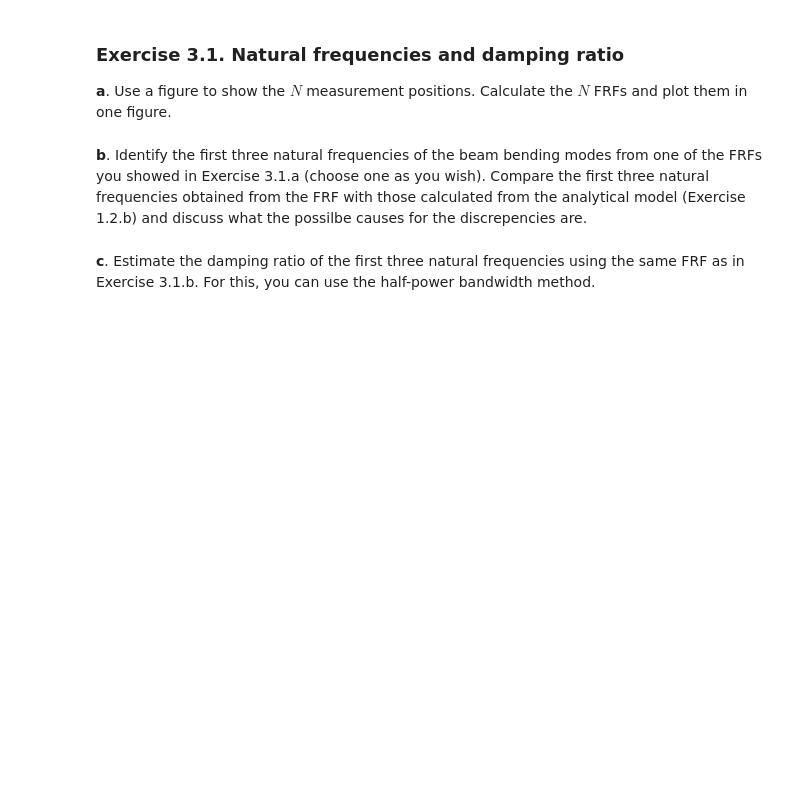
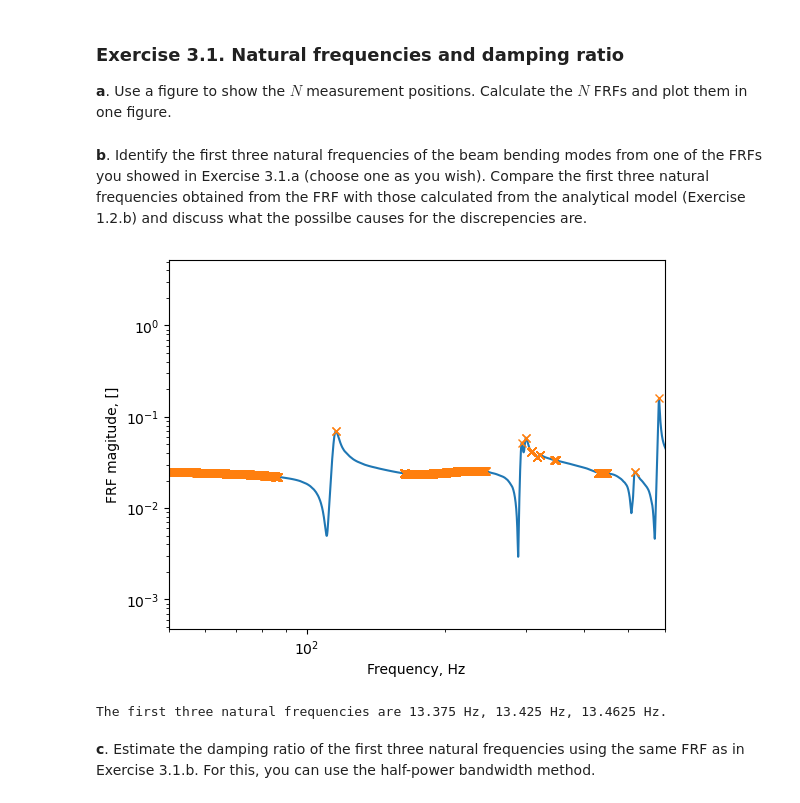
Before and after one commit to josems06-crypto/CIEM5110-U3-lab_assignment_2026, a Jupyter notebook: CIEM5110_U3_lab_assignment_template_for_report_2026.ipynb, the cells around one changed output. Drawn from its saved outputs; the diff is of its cells as text; code cells hidden in the pictures; blank space fills up the shorter version.

```diff
--- a/CIEM5110_U3_lab_assignment_template_for_report_2026.ipynb
+++ b/CIEM5110_U3_lab_assignment_template_for_report_2026.ipynb
@@ -459,2 +765,17 @@ plt.show()
+# %%
+peaks,_ = signal.find_peaks(np.abs(H11),height=0.02)
+
+plt.figure
+frf = np.abs(H11)
+plt.loglog(fxx, np.abs(H11))
+plt.plot(fxx[peaks], frf[peaks], "x")
+plt.xlim(50, 600)
+plt.xlabel('Frequency, Hz')
+plt.ylabel('FRF magitude, []') # Decide the unit for FRF amplitude yourself
+plt.show()
+print("The first three natural frequencies are", fxx[peaks[1]], "Hz,", fxx[peaks[2]],"Hz,", fxx[peaks[3]], "Hz.")
+# %% [output]
+[figure, added]
+The first three natural frequencies are 13.375 Hz, 13.425 Hz, 13.4625 Hz.
 # %% [markdown]
 **c**. Estimate the damping ratio of the first three natural frequencies using the same FRF as in Exercise 3.1.b. For this, you can use the half-power bandwidth method.
```
Also changed, not shown: parts of 22 cells of this notebook, 1 other file.
